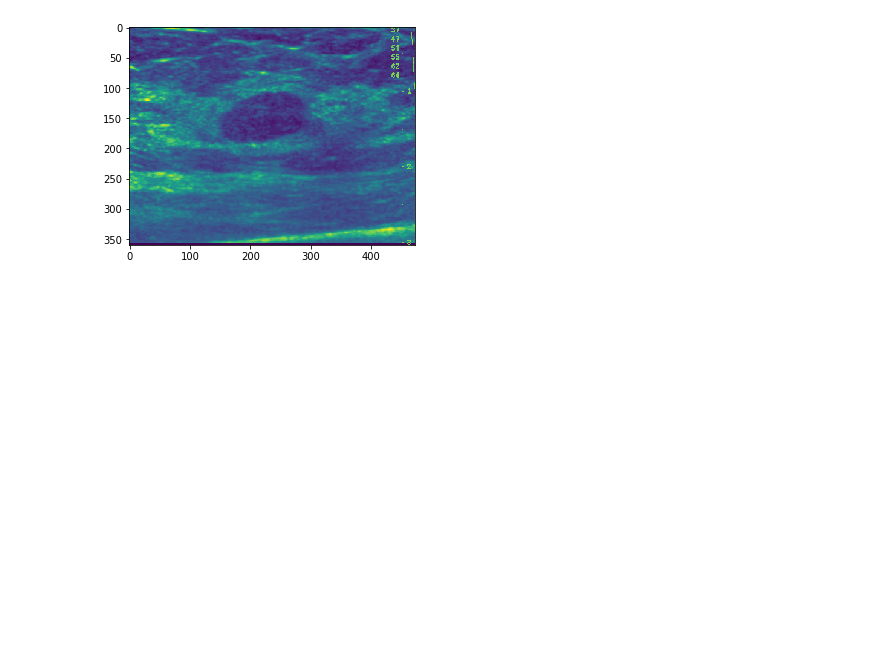
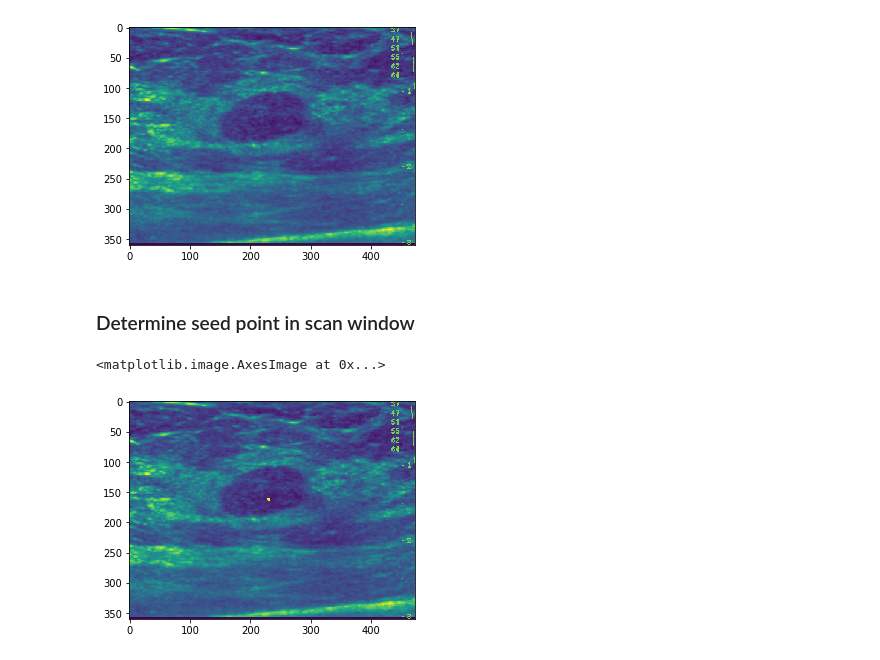
Before and after one commit to penn-ultrasound-research-laboratory/Deep-Ultrasound-Classification, a Jupyter notebook: _notebooks/LeakPluggingCary.ipynb, the cells around one changed output. Saved outputs shown, nothing was run; the diff lists cells and outputs as text; code cells hidden in the pictures; blank space fills up the shorter version.

Commit message:
first steps of threshold bounding, seed region, etc

```diff
--- a/_notebooks/LeakPluggingCary.ipynb
+++ b/_notebooks/LeakPluggingCary.ipynb
@@ -39,3 +56,24 @@ plt.imshow(scan_window)
 # %% [output]
 <matplotlib.image.AxesImage at 0x...>
 [figure]
+# %% [markdown]
+### Determine seed point in scan window
+# %%
+HALF_WIDTH = 1
+
+roi_rect, seed_pt = xian.get_ROI_debug(scan_window)
+start_pt = np.flip(seed_pt.astype(int), axis=0) - HALF_WIDTH
+end_pt = np.flip(seed_pt.astype(int), axis=0) + HALF_WIDTH
+
+
+cv2.rectangle(
+    scan_window,
+    tuple(start_pt),
+    tuple(end_pt),
+    (255, 0, 0),
+    2)
+
+plt.imshow(scan_window)
+# %% [output]
+<matplotlib.image.AxesImage at 0x...>
+[figure, added]
```
Also changed, not shown: parts of 9 cells of this notebook.
